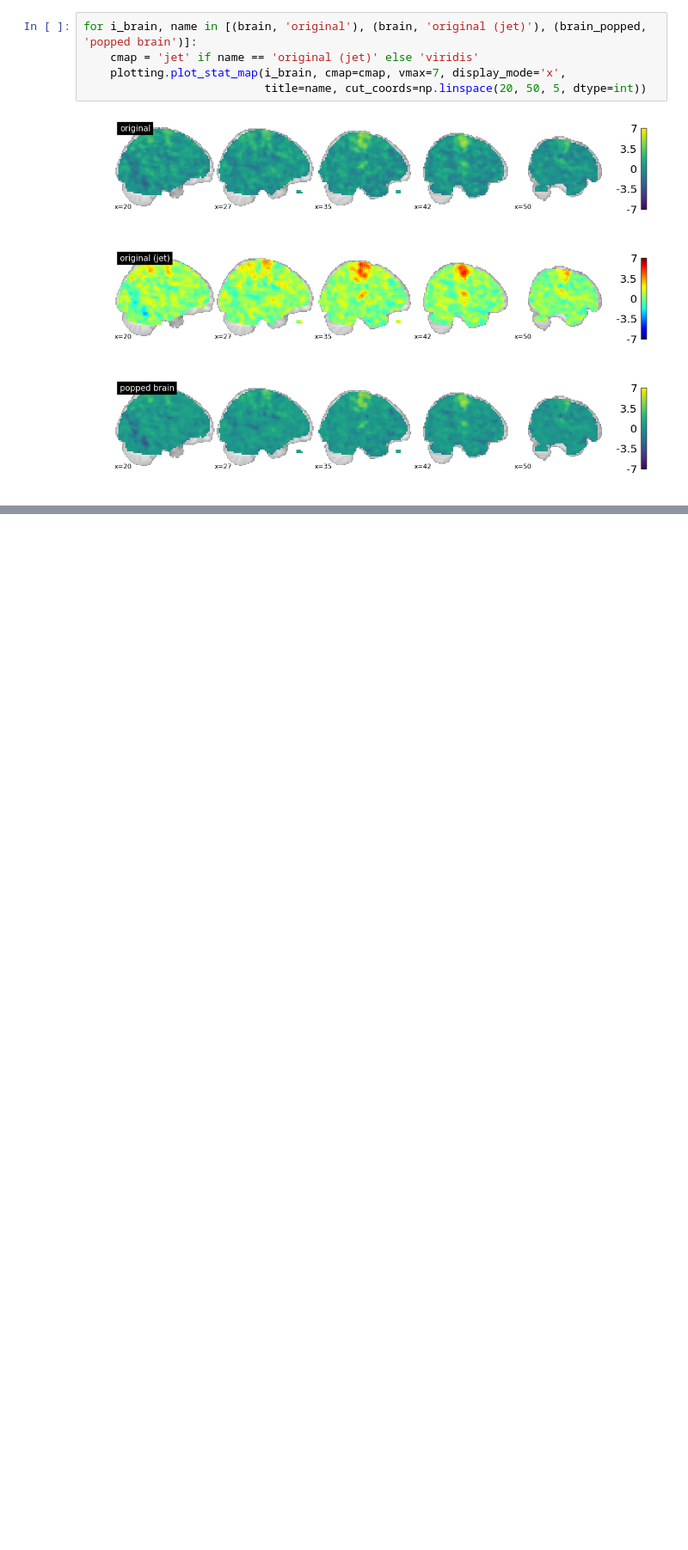
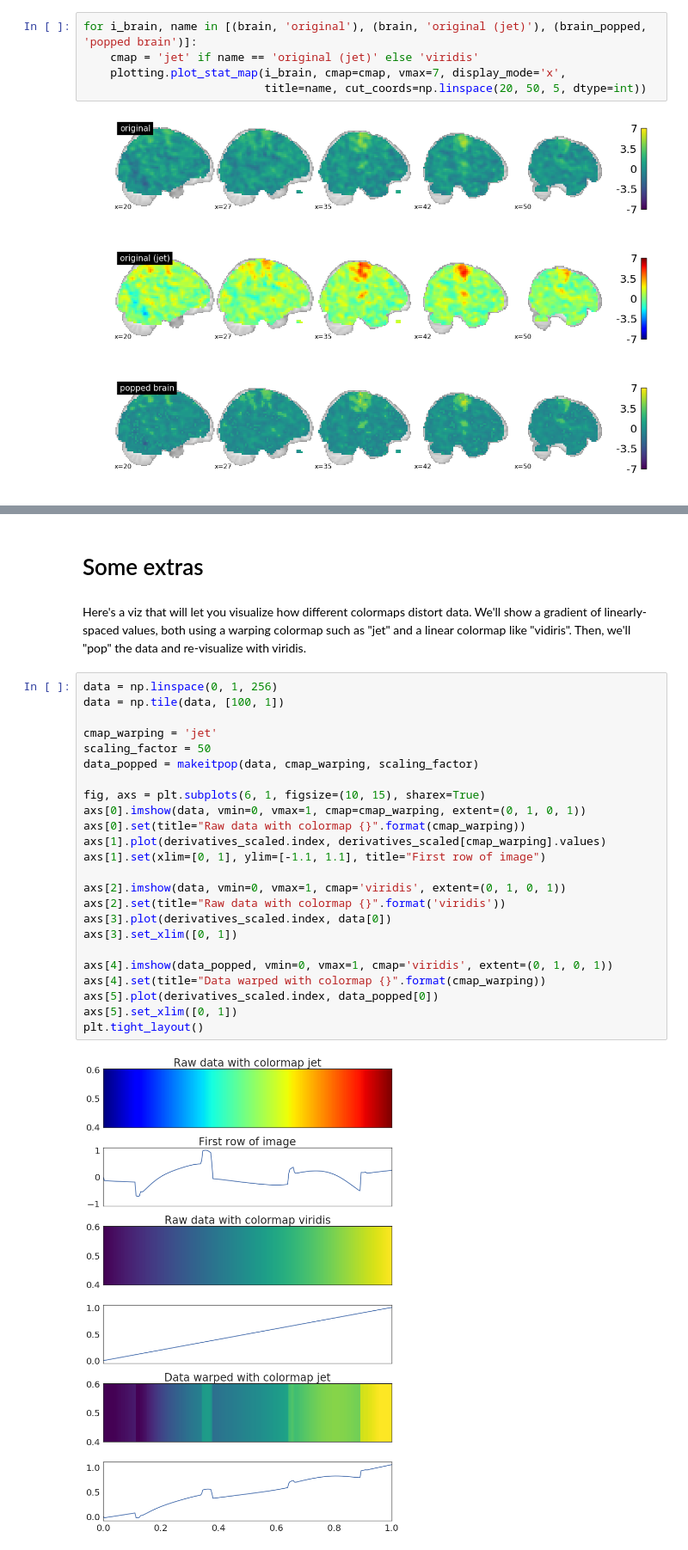
Before and after one commit to choldgraf/makeitpop, a Jupyter notebook: demo.ipynb, the cells around one changed output, grey strips where cells are left out. Shown: that part at 86% size. Saved outputs shown, nothing was run; the diff lists cells and outputs as text; blank space fills up the shorter version.

```diff
--- a/demo.ipynb
+++ b/demo.ipynb
@@ -307,0 +335,32 @@ on Binder! You can launch an interactive session with this code by clicking on t
+# %% [markdown]
+# Some extras
+# %% [markdown]
+Here's a viz that will let you visualize how different colormaps distort data. We'll show a
+gradient of linearly-spaced values, both using a warping colormap such as "jet" and a linear
+colormap like "vidiris". Then, we'll "pop" the data and re-visualize with viridis.
+# %%
+data = np.linspace(0, 1, 256)
+data = np.tile(data, [100, 1])
+
+cmap_warping = 'jet'
+scaling_factor = 50
+data_popped = makeitpop(data, cmap_warping, scaling_factor)
+
+fig, axs = plt.subplots(6, 1, figsize=(10, 15), sharex=True)
+axs[0].imshow(data, vmin=0, vmax=1, cmap=cmap_warping, extent=(0, 1, 0, 1))
+axs[0].set(title="Raw data with colormap {}".format(cmap_warping))
+axs[1].plot(derivatives_scaled.index, derivatives_scaled[cmap_warping].values)
+axs[1].set(xlim=[0, 1], ylim=[-1.1, 1.1], title="First row of image")
+
+axs[2].imshow(data, vmin=0, vmax=1, cmap='viridis', extent=(0, 1, 0, 1))
+axs[2].set(title="Raw data with colormap {}".format('viridis'))
+axs[3].plot(derivatives_scaled.index, data[0])
+axs[3].set_xlim([0, 1])
+
+axs[4].imshow(data_popped, vmin=0, vmax=1, cmap='viridis', extent=(0, 1, 0, 1))
+axs[4].set(title="Data warped with colormap {}".format(cmap_warping))
+axs[5].plot(derivatives_scaled.index, data_popped[0])
+axs[5].set_xlim([0, 1])
+plt.tight_layout()
+# %% [output]
+[figure, added]
```
Also changed, not shown: parts of 41 cells of this notebook, 3 other files.
